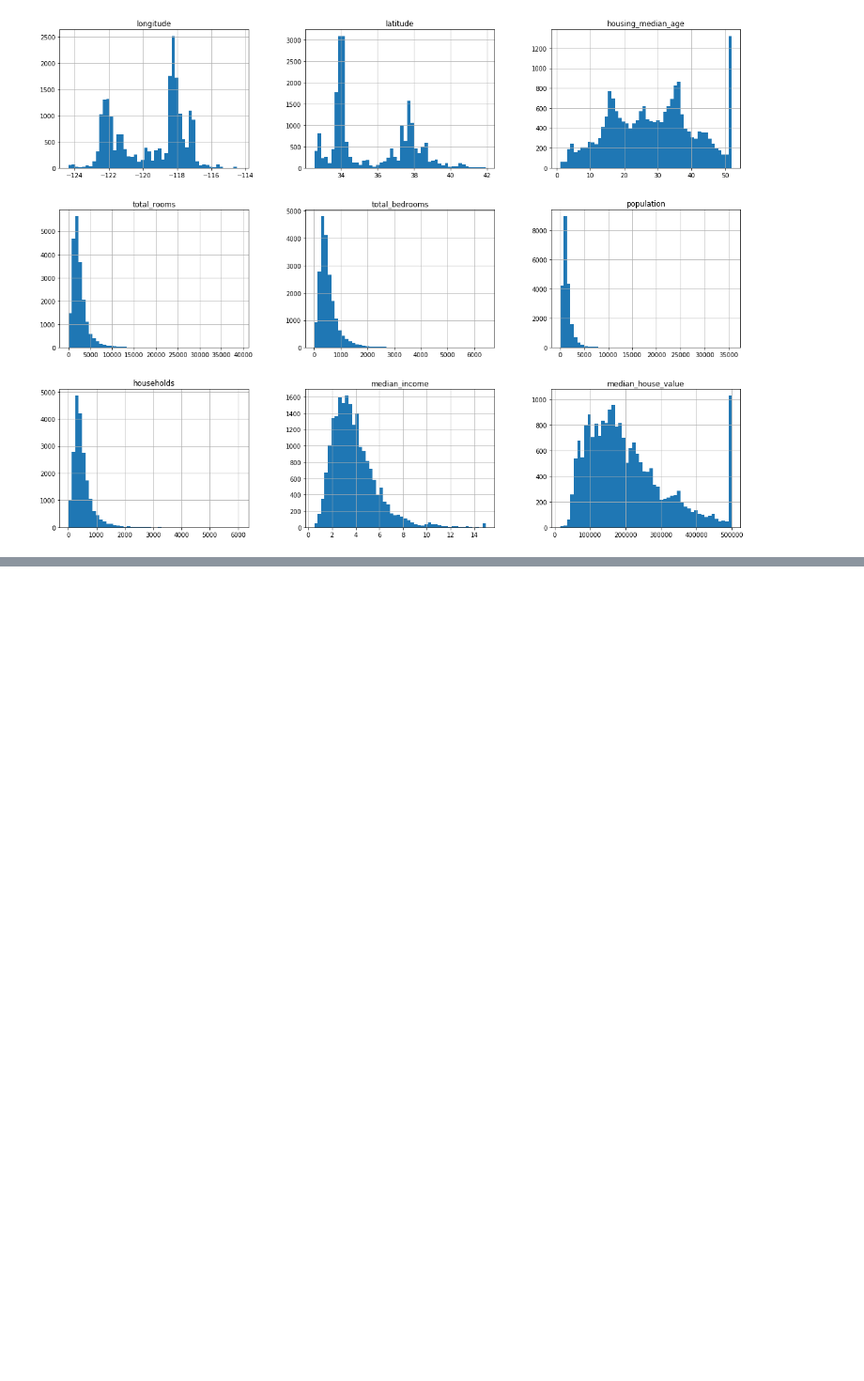
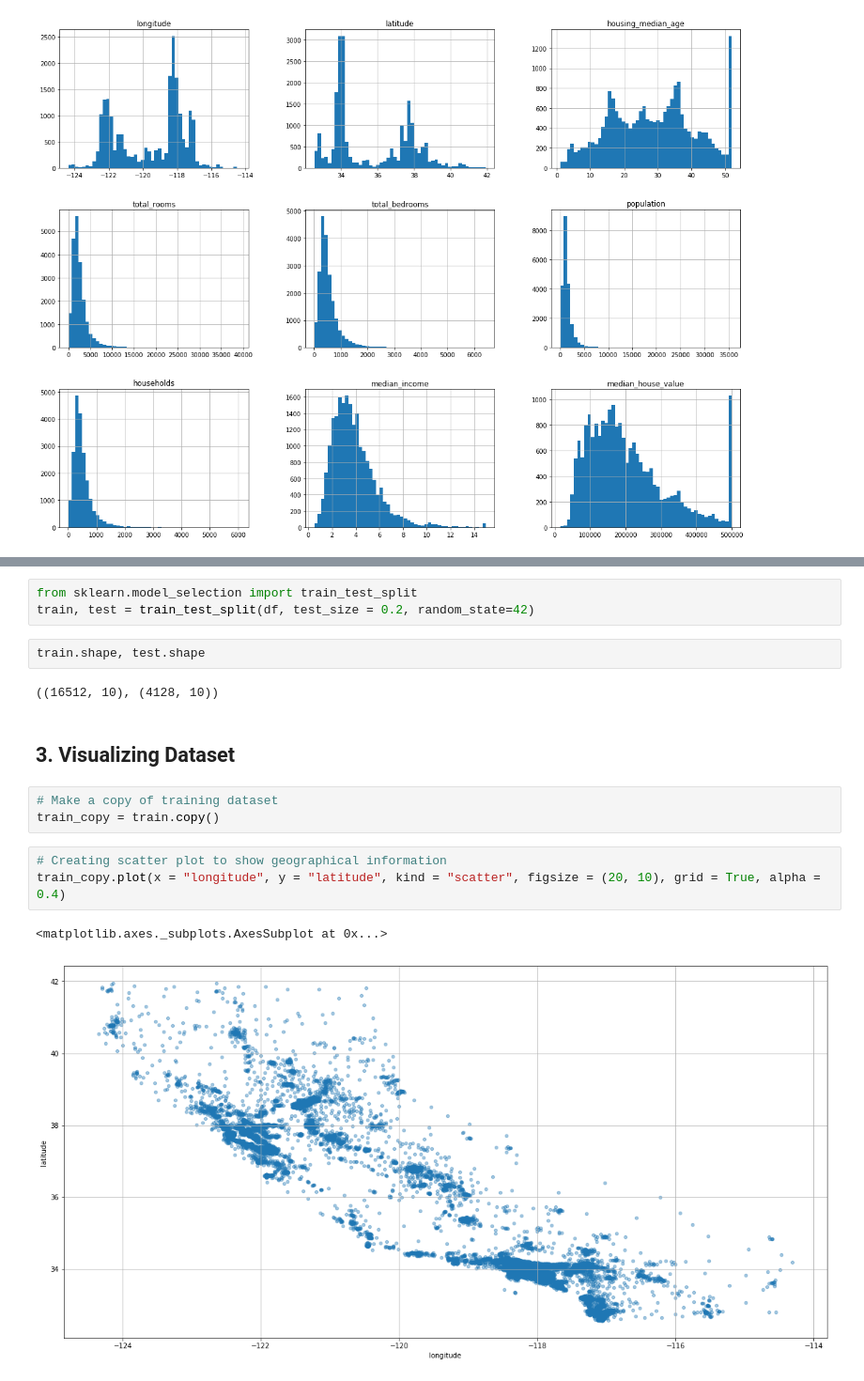
Before and after one commit to theSLWayne/california-housing-model, a Jupyter notebook: California_Housing.ipynb, the cells around one changed output, grey strips where cells are left out. Shown at 94% size. Saved outputs shown, nothing was run; the diff lists cells and outputs as text; blank space fills up the shorter version.

Commit message:
Visualizations and correlation

```diff
--- a/California_Housing.ipynb
+++ b/California_Housing.ipynb
@@ -73,0 +88,18 @@ plt.show()
+# %%
+from sklearn.model_selection import train_test_split
+train, test = train_test_split(df, test_size = 0.2, random_state=42)
+# %%
+train.shape, test.shape
+# %% [output]
+((16512, 10), (4128, 10))
+# %% [markdown]
+## 3. Visualizing Dataset
+# %%
+# Make a copy of training dataset
+train_copy = train.copy()
+# %%
+# Creating scatter plot to show geographical information
+train_copy.plot(x = "longitude", y = "latitude", kind = "scatter", figsize = (20, 10), grid = True, alpha = 0.4)
+# %% [output]
+<matplotlib.axes._subplots.AxesSubplot at 0x...>
+[figure, added]
```
Also changed, not shown: parts of 11 cells of this notebook.
